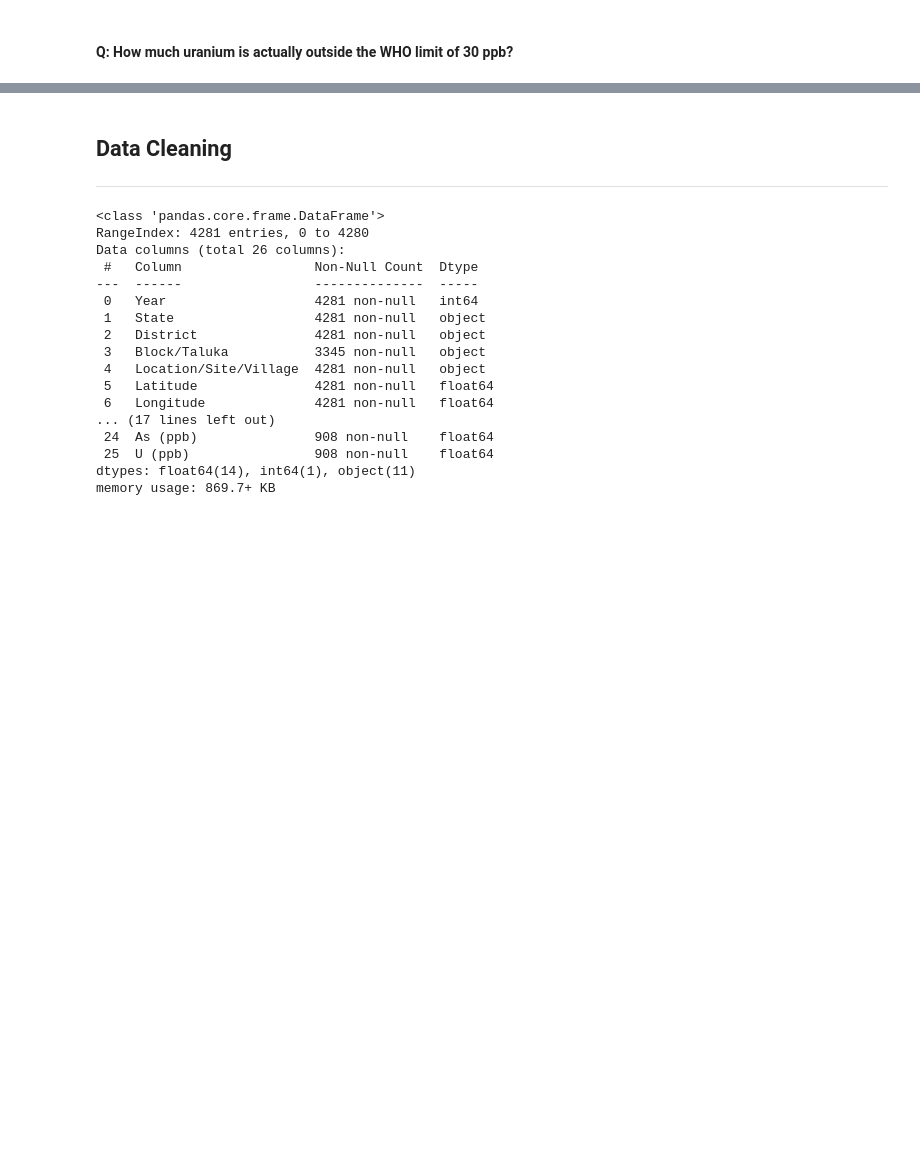
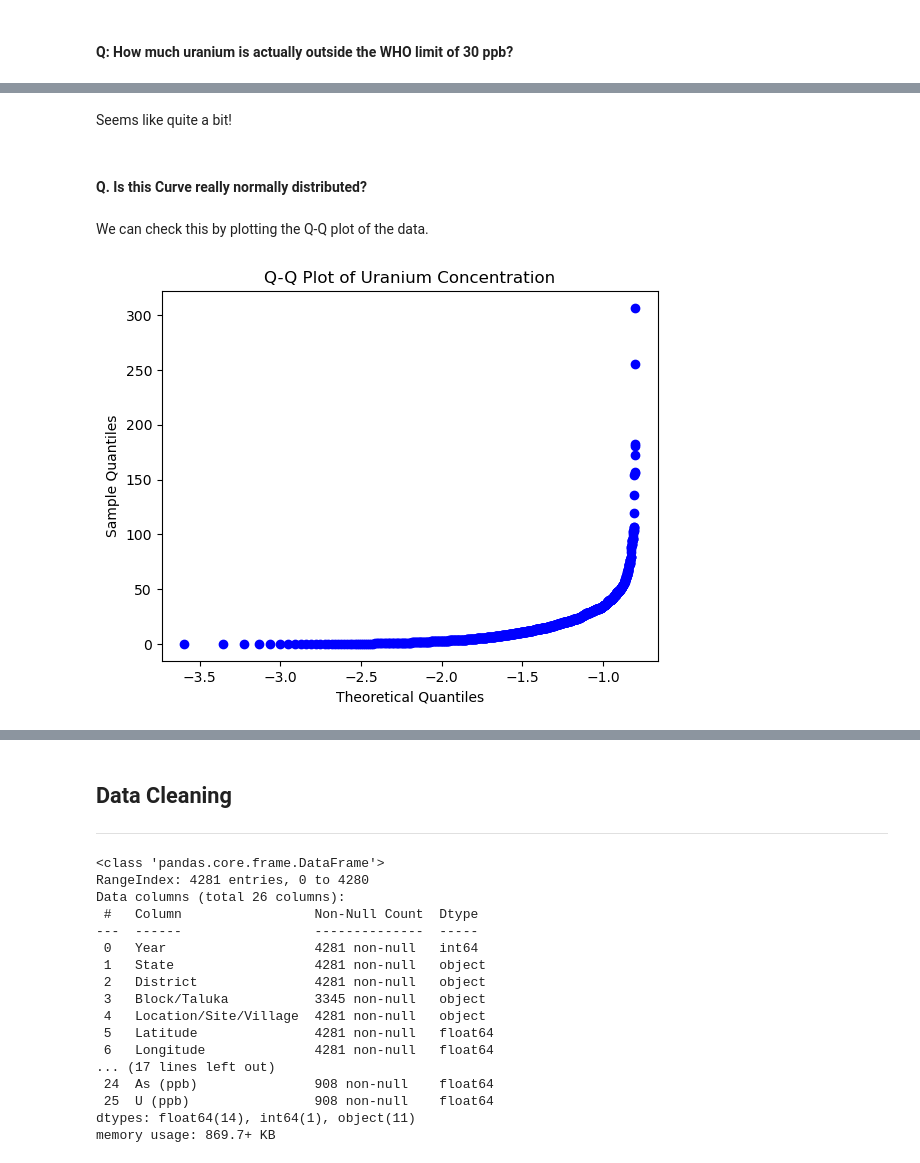
Before and after one commit to ikabrain/uranium-punjab-analysis, a Jupyter notebook: micro-study-2/relation.ipynb, the cells around one changed output, grey strips where cells are left out. Cells and saved outputs as stored; diff of their text form; code cells hidden in the pictures; blank space fills up the shorter version.

```diff
--- a/micro-study-2/relation.ipynb
+++ b/micro-study-2/relation.ipynb
@@ -66,0 +87,15 @@ The distribution looks like a normal distribution with a slight right skew...
+# %% [markdown]
+Seems like quite a bit!
+# %% [markdown]
+#### Q. Is this Curve really normally distributed?
+# %% [markdown]
+We can check this by plotting the Q-Q plot of the data.
+# %%
+import scipy.stats as stats
+stats.probplot(df["U (ppb)"], dist="norm", plot=plt)
+plt.title("Q-Q Plot of Uranium Concentration")
+plt.xlabel("Theoretical Quantiles")
+plt.ylabel("Sample Quantiles")
+plt.show()
+# %% [output]
+[figure, added]
```
Also changed, not shown: parts of 5 cells of this notebook.
